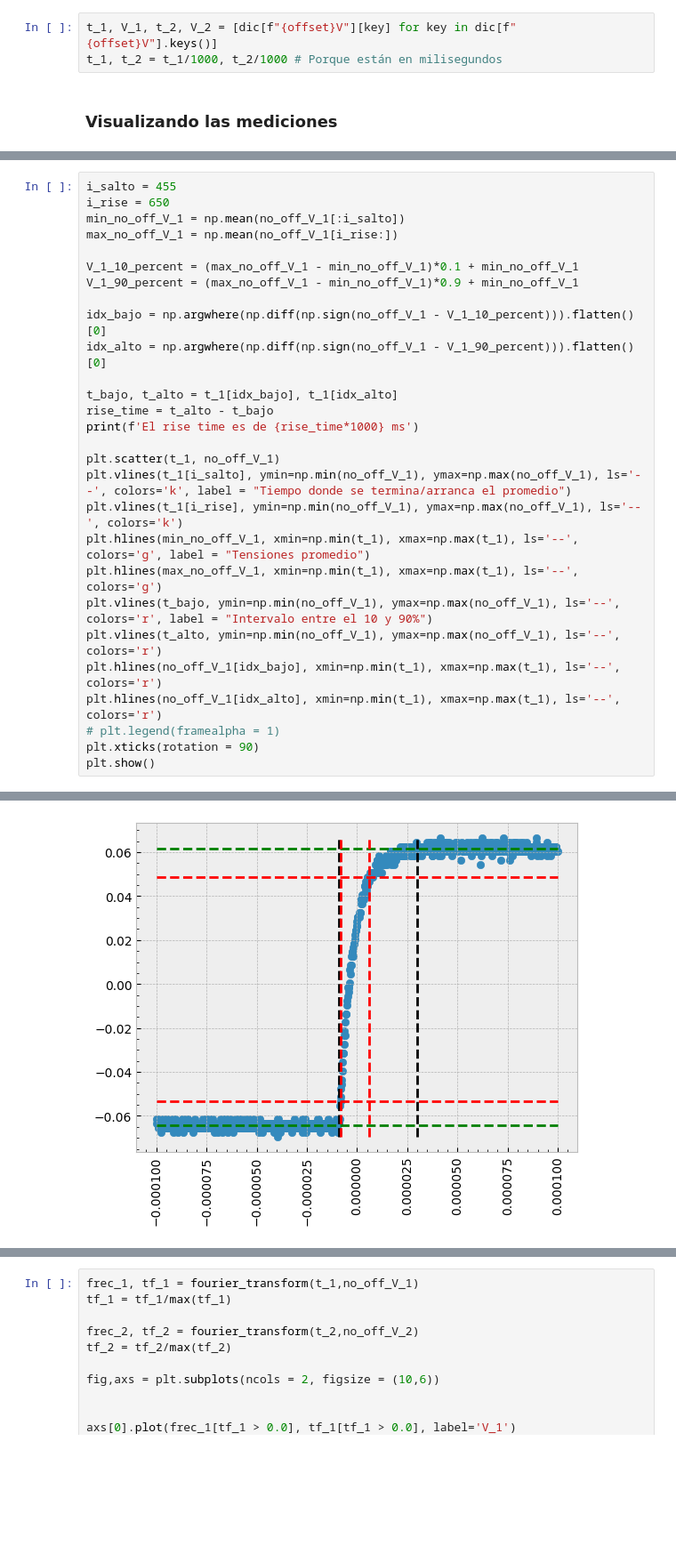
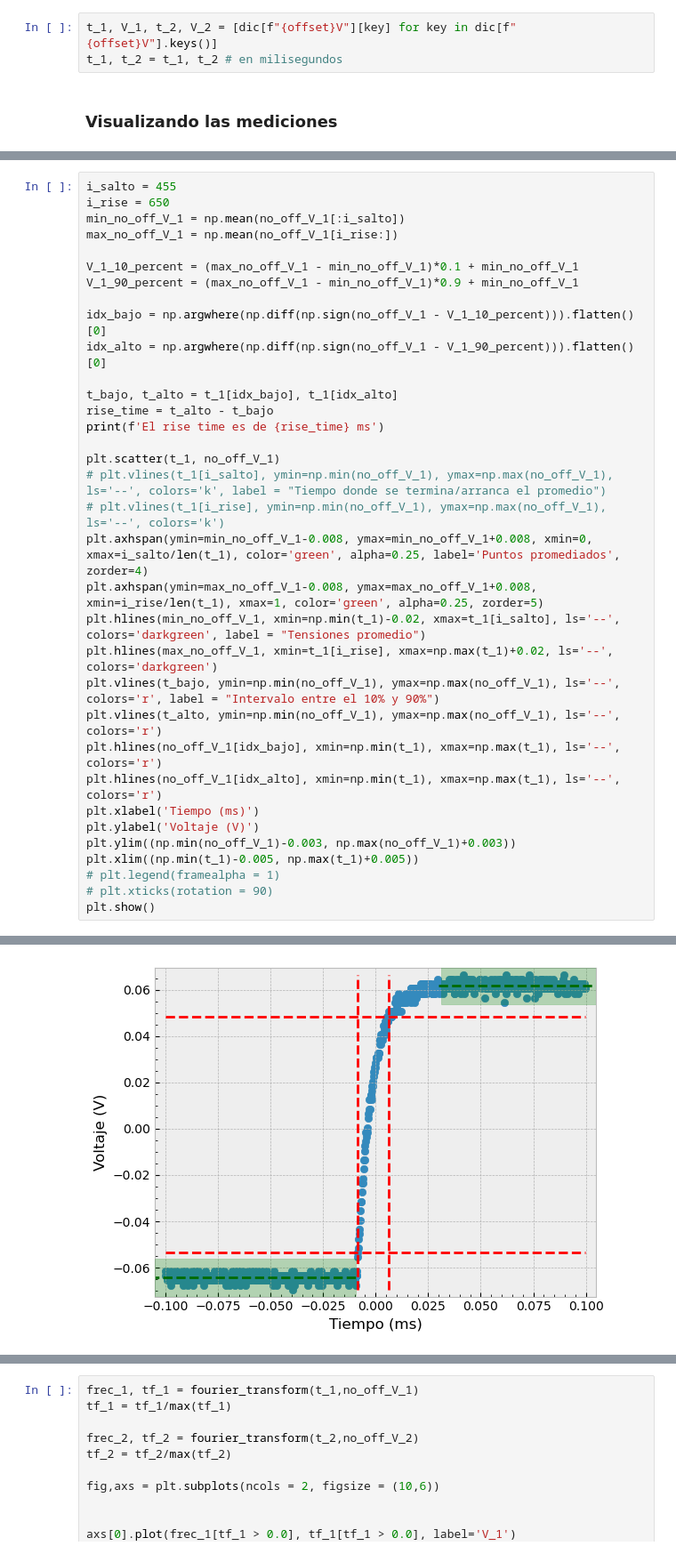
Before and after one commit to DelManuel/Magnetometro-optico, a Jupyter notebook: códigos/analisis_tiempo_de_respuesta.ipynb, the cells around one changed output, grey strips where cells are left out. Shown at 89% size. Cells and saved outputs as stored; diff of their text form; blank space fills up the shorter version.

Commit message:
graficos de time rise actualizados

```diff
--- a/códigos/analisis_tiempo_de_respuesta.ipynb
+++ b/códigos/analisis_tiempo_de_respuesta.ipynb
@@ -264,7 +264,7 @@ with open(file_name, "rb") as f:
     dic = pickle.load(f)
 # %%
 t_1, V_1, t_2, V_2 = [dic[f"{offset}V"][key] for key in dic[f"{offset}V"].keys()]
-t_1, t_2 = t_1/1000, t_2/1000 # Porque están en milisegundos
+t_1, t_2 = t_1, t_2 # en milisegundos
 # %% [markdown]
 ### Visualizando las mediciones
 # %%
@@ -282,31 +286,37 @@ plt.show()
 # %%
 i_salto = 455
 i_rise = 650
 min_no_off_V_1 = np.mean(no_off_V_1[:i_salto])
 max_no_off_V_1 = np.mean(no_off_V_1[i_rise:])
 
 V_1_10_percent = (max_no_off_V_1 - min_no_off_V_1)*0.1 + min_no_off_V_1
 V_1_90_percent = (max_no_off_V_1 - min_no_off_V_1)*0.9 + min_no_off_V_1
 
 idx_bajo = np.argwhere(np.diff(np.sign(no_off_V_1 - V_1_10_percent))).flatten()[0]
 idx_alto = np.argwhere(np.diff(np.sign(no_off_V_1 - V_1_90_percent))).flatten()[0]
 
 t_bajo, t_alto = t_1[idx_bajo], t_1[idx_alto]
 rise_time = t_alto - t_bajo
-print(f'El rise time es de {rise_time*1000} ms')
+print(f'El rise time es de {rise_time} ms')
 
 plt.scatter(t_1, no_off_V_1)
-plt.vlines(t_1[i_salto], ymin=np.min(no_off_V_1), ymax=np.max(no_off_V_1), ls='--', colors='k', label = "Tiempo donde se termina/arranca el promedio")
-plt.vlines(t_1[i_rise], ymin=np.min(no_off_V_1), ymax=np.max(no_off_V_1), ls='--', colors='k')
-plt.hlines(min_no_off_V_1, xmin=np.min(t_1), xmax=np.max(t_1), ls='--', colors='g', label = "Tensiones promedio")
-plt.hlines(max_no_off_V_1, xmin=np.min(t_1), xmax=np.max(t_1), ls='--', colors='g')
-plt.vlines(t_bajo, ymin=np.min(no_off_V_1), ymax=np.max(no_off_V_1), ls='--', colors='r', label = "Intervalo entre el 10 y 90%")
+# plt.vlines(t_1[i_salto], ymin=np.min(no_off_V_1), ymax=np.max(no_off_V_1), ls='--', colors='k', label = "Tiempo donde se termina/arranca el promedio")
+# plt.vlines(t_1[i_rise], ymin=np.min(no_off_V_1), ymax=np.max(no_off_V_1), ls='--', colors='k')
+plt.axhspan(ymin=min_no_off_V_1-0.008, ymax=min_no_off_V_1+0.008, xmin=0, xmax=i_salto/len(t_1), color='green', alpha=0.25, label='Puntos promediados', zorder=4)
+plt.axhspan(ymin=max_no_off_V_1-0.008, ymax=max_no_off_V_1+0.008, xmin=i_rise/len(t_1), xmax=1, color='green', alpha=0.25, zorder=5)
+plt.hlines(min_no_off_V_1, xmin=np.min(t_1)-0.02, xmax=t_1[i_salto], ls='--', colors='darkgreen', label = "Tensiones promedio")
+plt.hlines(max_no_off_V_1, xmin=t_1[i_rise], xmax=np.max(t_1)+0.02, ls='--', colors='darkgreen')
+plt.vlines(t_bajo, ymin=np.min(no_off_V_1), ymax=np.max(no_off_V_1), ls='--', colors='r', label = "Intervalo entre el 10% y 90%")
 plt.vlines(t_alto, ymin=np.min(no_off_V_1), ymax=np.max(no_off_V_1), ls='--', colors='r')
 plt.hlines(no_off_V_1[idx_bajo], xmin=np.min(t_1), xmax=np.max(t_1), ls='--', colors='r')
 plt.hlines(no_off_V_1[idx_alto], xmin=np.min(t_1), xmax=np.max(t_1), ls='--', colors='r')
+plt.xlabel('Tiempo (ms)')
+plt.ylabel('Voltaje (V)')
+plt.ylim((np.min(no_off_V_1)-0.003, np.max(no_off_V_1)+0.003))
+plt.xlim((np.min(t_1)-0.005, np.max(t_1)+0.005))
 # plt.legend(framealpha = 1)
-plt.xticks(rotation = 90)
+# plt.xticks(rotation = 90)
 plt.show()
 # %% [output]
 El rise time es de 0.014599999999999998 ms
-[figure, old version]
+[figure, new version]
```
Also changed, not shown: parts of 7 cells of this notebook.
